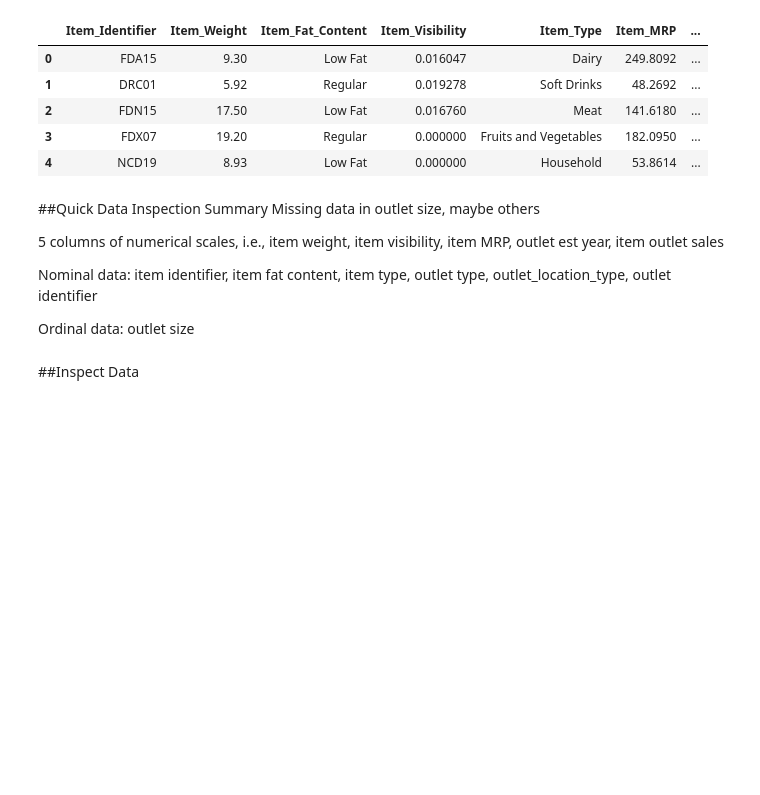
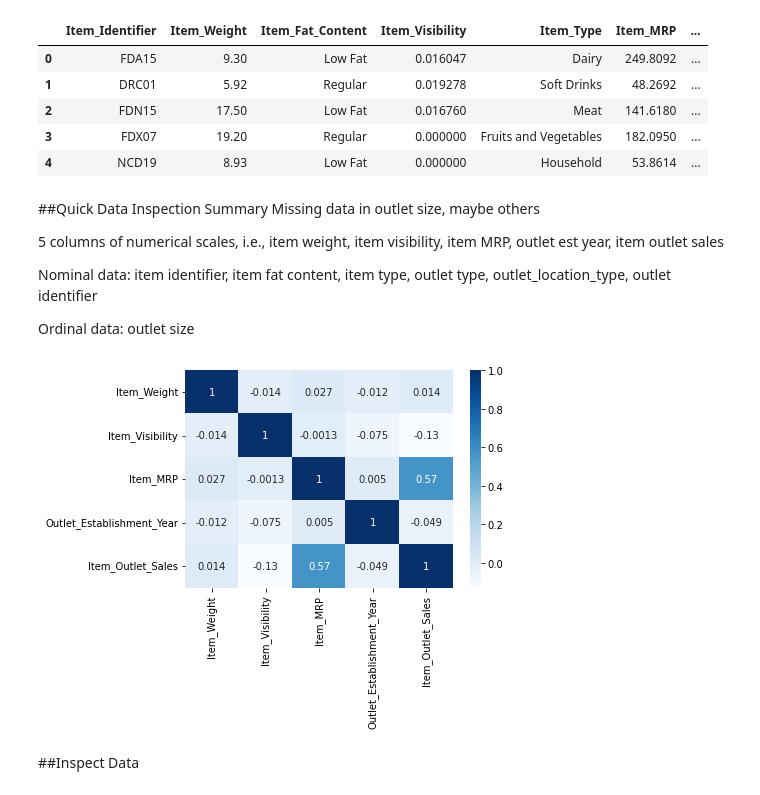
Before and after one commit to allensheneka/predict-sales, a Jupyter notebook: Predict_Sales_Final.ipynb, the cells around one changed output. Saved outputs shown, nothing was run; the diff lists cells and outputs as text; code cells hidden in the pictures; blank space fills up the shorter version.

```diff
--- a/Predict_Sales_Final.ipynb
+++ b/Predict_Sales_Final.ipynb
@@ -92,6 +59,14 @@ Missing data in outlet size, maybe others
 Nominal data:  item identifier, item fat content, item type, outlet type, outlet_location_type, outlet identifier
 
 Ordinal data:  outlet size
+# %%
+#  plot heatmap using "corr" variable for dataset
+corr = df.corr()
+
+# add correlation coefficients/numbers to heatmap with annot = True
+sns.heatmap(corr, cmap = 'Blues', annot = True);
+# %% [output]
+[figure, added]
 # %% [markdown]
 ##Inspect Data
 # %%
```
Also changed, not shown: parts of 7 cells of this notebook.
